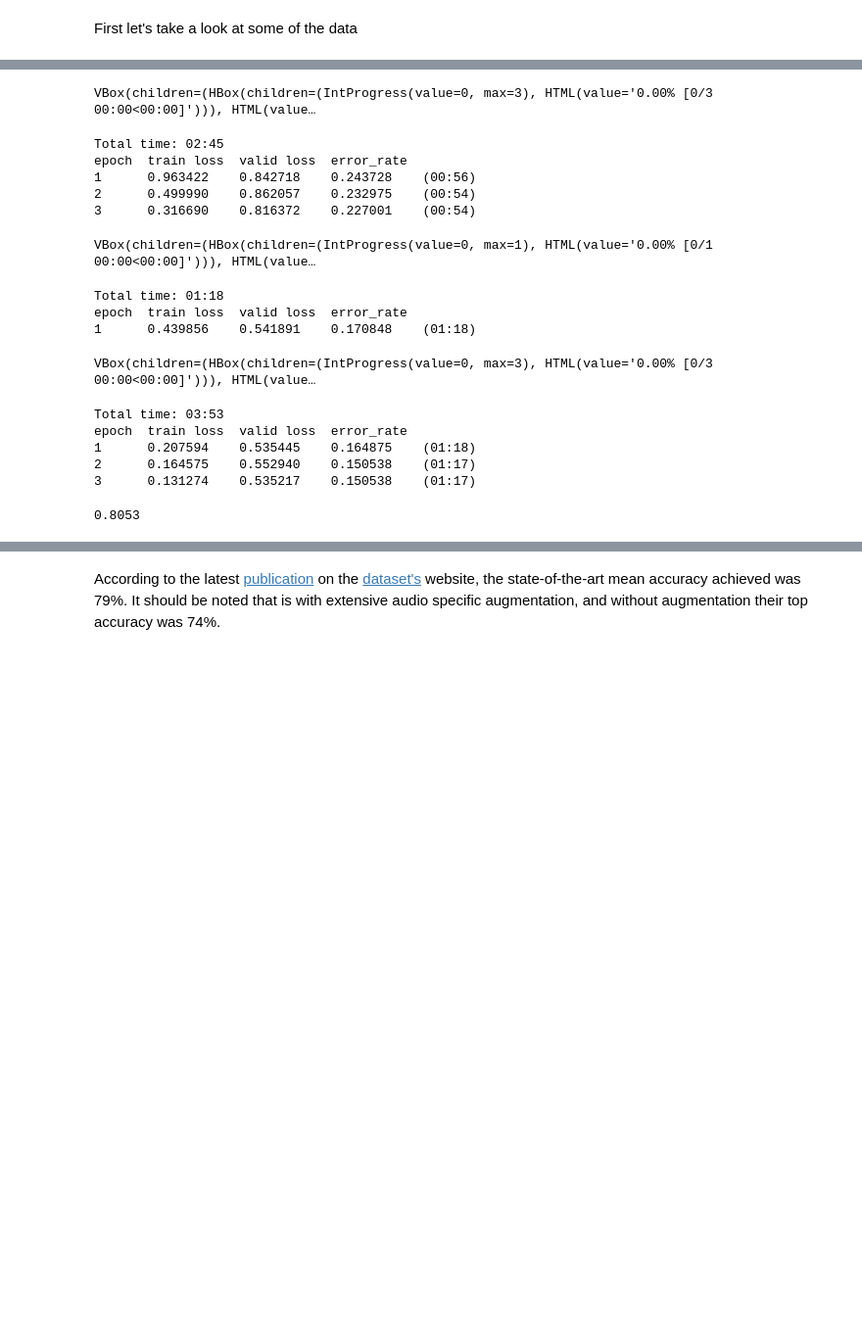
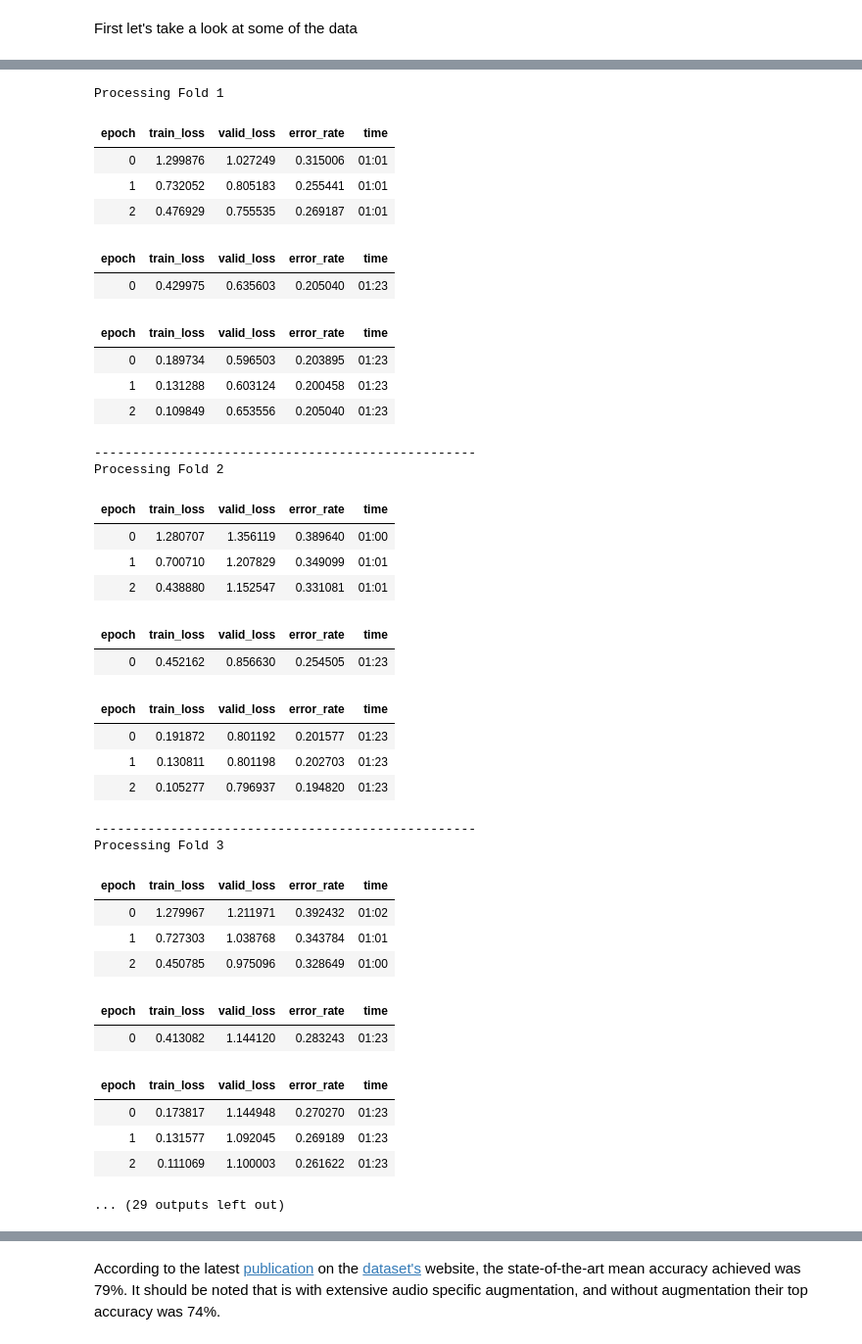
Before and after one commit to etown/dl1, a Jupyter notebook: UrbanSoundClassification.ipynb, the cells around one changed output, grey strips where cells are left out. Shown at 98% size. Saved outputs shown, nothing was run; the diff lists cells and outputs as text; code cells hidden in the pictures; blank space fills up the shorter version.

```diff
--- a/UrbanSoundClassification.ipynb
+++ b/UrbanSoundClassification.ipynb
@@ -121,10 +168,12 @@ data.show_batch(rows=6, figsize=(12,12))
 # %%
 def process_fold(fold):
+    gc.collect()
     data_directory = Path('UrbanSound8K/data')
     data = ImageDataBunch.from_folder(data_directory/fold, ds_tfms=[], size=224)
     data.normalize(imagenet_stats)
-    learn = ConvLearner(data, models.resnet34, metrics=error_rate)
+    learn = cnn_learner(data, models.resnet34, metrics=error_rate)
     learn.fit_one_cycle(3)
     learn.unfreeze()
     learn.fit_one_cycle(1)
     learn.fit_one_cycle(3, max_lr=slice(1e-6,1e-4))
+    return learn
@@ -302,23 +180,44 @@ epoch  train loss  valid loss  error_rate
-# %%
-process_fold('10')
-# %% [output]
-VBox(children=(HBox(children=(IntProgress(value=0, max=3), HTML(value='0.00% [0/3 00:00<00:00]'))), HTML(value…
-Total time: 02:45
-epoch  train loss  valid loss  error_rate
-1      0.963422    0.842718    0.243728    (00:56)
-2      0.499990    0.862057    0.232975    (00:54)
-3      0.316690    0.816372    0.227001    (00:54)
-VBox(children=(HBox(children=(IntProgress(value=0, max=1), HTML(value='0.00% [0/1 00:00<00:00]'))), HTML(value…
-Total time: 01:18
-epoch  train loss  valid loss  error_rate
-1      0.439856    0.541891    0.170848    (01:18)
-VBox(children=(HBox(children=(IntProgress(value=0, max=3), HTML(value='0.00% [0/3 00:00<00:00]'))), HTML(value…
-Total time: 03:53
-epoch  train loss  valid loss  error_rate
-1      0.207594    0.535445    0.164875    (01:18)
-2      0.164575    0.552940    0.150538    (01:17)
-3      0.131274    0.535217    0.150538    (01:17)
-# %%
-1-0.1*(0.231+0.217+0.258+0.168+0.111+0.191+0.232+0.255+0.134+0.150)
-# %% [output]
-0.8053
+# %%
+final_scores = []
+for fold in range(1,11):
+  print(f'Processing Fold {fold}')
+  learn = process_fold(str(fold))
+  final_scores.append(learn.recorder.metrics[2][0].tolist())
+  print('-'*50)
+# %% [output]
+Processing Fold 1
+| epoch | train_loss | valid_loss | error_rate | time |
+| 0 | 1.299876 | 1.027249 | 0.315006 | 01:01 |
+| 1 | 0.732052 | 0.805183 | 0.255441 | 01:01 |
+| 2 | 0.476929 | 0.755535 | 0.269187 | 01:01 |
+| epoch | train_loss | valid_loss | error_rate | time |
+| 0 | 0.429975 | 0.635603 | 0.205040 | 01:23 |
+| epoch | train_loss | valid_loss | error_rate | time |
+| 0 | 0.189734 | 0.596503 | 0.203895 | 01:23 |
+| 1 | 0.131288 | 0.603124 | 0.200458 | 01:23 |
+| 2 | 0.109849 | 0.653556 | 0.205040 | 01:23 |
+--------------------------------------------------
+Processing Fold 2
+| epoch | train_loss | valid_loss | error_rate | time |
+| 0 | 1.280707 | 1.356119 | 0.389640 | 01:00 |
+| 1 | 0.700710 | 1.207829 | 0.349099 | 01:01 |
+| 2 | 0.438880 | 1.152547 | 0.331081 | 01:01 |
+| epoch | train_loss | valid_loss | error_rate | time |
+| 0 | 0.452162 | 0.856630 | 0.254505 | 01:23 |
+| epoch | train_loss | valid_loss | error_rate | time |
+| 0 | 0.191872 | 0.801192 | 0.201577 | 01:23 |
+| 1 | 0.130811 | 0.801198 | 0.202703 | 01:23 |
+| 2 | 0.105277 | 0.796937 | 0.194820 | 01:23 |
+--------------------------------------------------
+Processing Fold 3
+| epoch | train_loss | valid_loss | error_rate | time |
+| 0 | 1.279967 | 1.211971 | 0.392432 | 01:02 |
+| 1 | 0.727303 | 1.038768 | 0.343784 | 01:01 |
+| 2 | 0.450785 | 0.975096 | 0.328649 | 01:00 |
+| epoch | train_loss | valid_loss | error_rate | time |
+| 0 | 0.413082 | 1.144120 | 0.283243 | 01:23 |
+| epoch | train_loss | valid_loss | error_rate | time |
+| 0 | 0.173817 | 1.144948 | 0.270270 | 01:23 |
+| 1 | 0.131577 | 1.092045 | 0.269189 | 01:23 |
+| 2 | 0.111069 | 1.100003 | 0.261622 | 01:23 |
+... (29 outputs left out)
```
Also changed, not shown: parts of 18 cells of this notebook.
